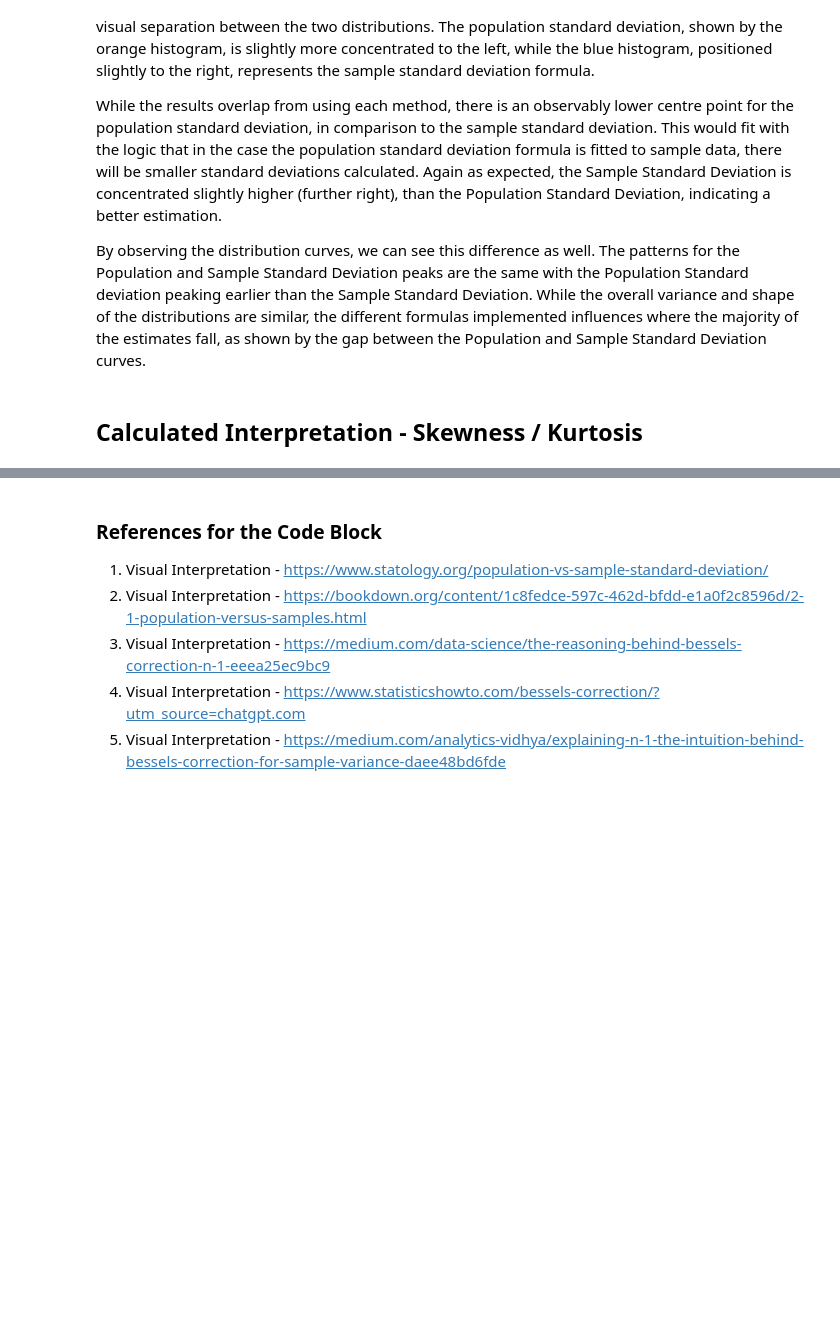
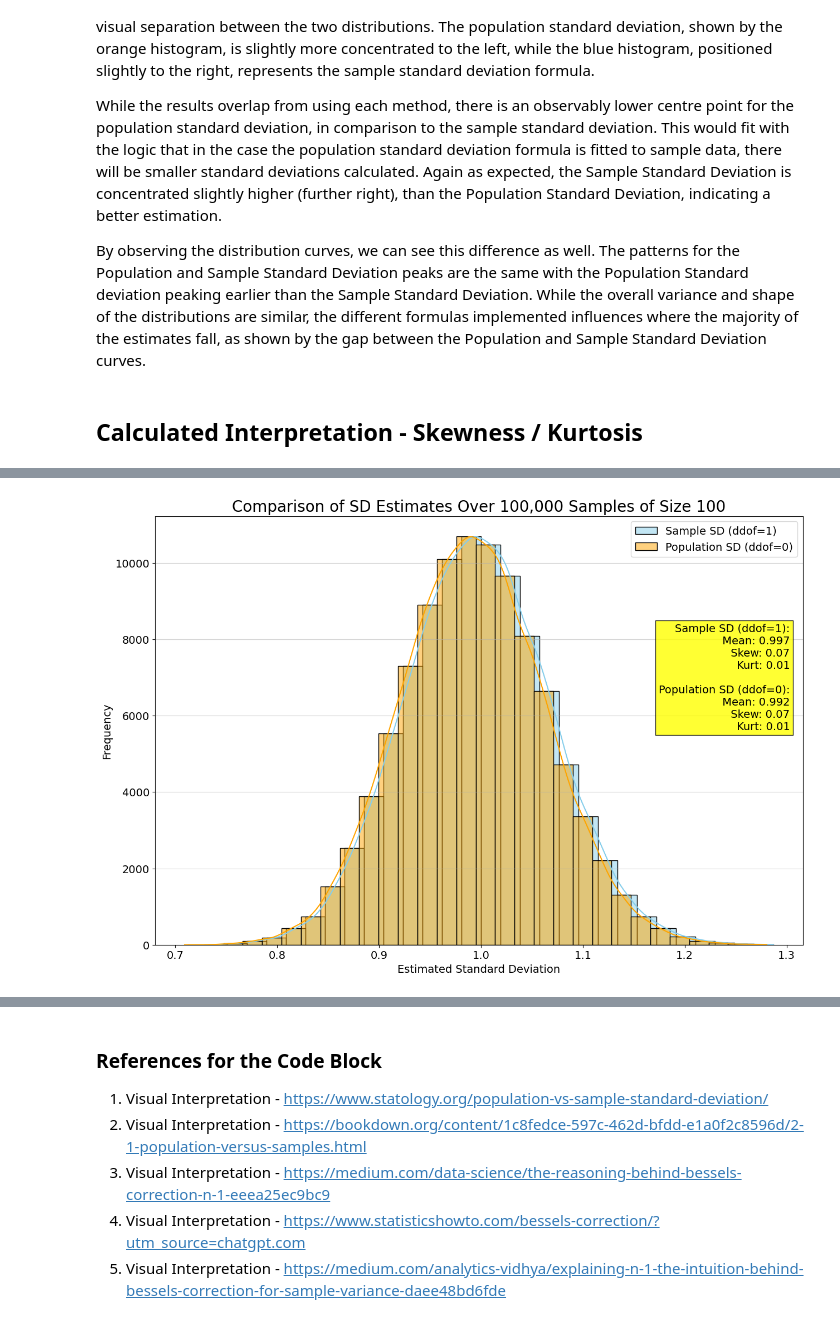
Before and after one commit to FDEgan/Applied-Statistics, a Jupyter notebook: Problem_2_Normal_Distribution.ipynb, the cells around one changed output, grey strips where cells are left out. Cells and saved outputs as stored; diff of their text form; code cells hidden in the pictures; blank space fills up the shorter version.

Commit message:
Added in expected impact of a bigger sample size

```diff
--- a/Problem_2_Normal_Distribution.ipynb
+++ b/Problem_2_Normal_Distribution.ipynb
@@ -272,0 +278,89 @@ By observing the distribution curves, we can see this difference as well. The pa
+# %%
+num_samples_100 = 100000 # Setting number of generated samples to be 100000
+sample_size_100 = 100 # Setting size of each sample to be 100 observations
+
+samples_100 = rng.standard_normal(size=(num_samples_100, sample_size_100)) # Generating samples from standard normal distribution
+# %%
+# Generating sample standard deviation (unbiased)
+# Axis 1 indicates we are calculating the standard deviation across the rows (i.e., for each sample)
+# ddof=1 sets degrees of freedom to 1, which is used for sample standard deviation
+sd_sample_100 = samples_100.std(axis=1, ddof=1)
+
+# Generating sample standard deviation (unbiased)
+# Axis 1 indicates we are calculating the standard deviation across the rows (i.e., for each sample)
+# ddof=1 sets degrees of freedom to 0, which is used for population standard deviation
+sd_population_100 = samples_100.std(axis=1, ddof=0)
+# %%
+df = pd.DataFrame({
+    "sd_sample_100": sd_sample_100,
+    "sd_population_100": sd_population_100
+}) # Creating the DataFrame to hold Sample and Population Standard Deviation data.
+
+plt.figure(figsize=(15, 10)) # Setting the figure size for the plot. 15 inches wide by 10 inches tall.
+
+# Plot both histograms with transparency
+sns.histplot(
+    df["sd_sample_100"], # Passing sample standard deviation data to be plotted
+    kde=True, # Enabling kernel density estimate overlay i.e showing the distribution curve
+    color="skyblue", # Setting histogram color to skyblue
+    bins=30, # Setting number of bins to 30
+    alpha=0.5, # Setting transparency to 50%
+    label="Sample SD (ddof=1)", # Setting the label for the sample standard deviation histogram
+    edgecolor="black" # Setting edge color of histogram bars to black
+)
+
+sns.histplot(
+    df["sd_population_100"], # Passing population standard deviation data to be plotted
+    kde=True, # Enabling kernel density estimate overlay i.e showing the distribution curve
+    color="orange", # Setting histogram color to orange
+    bins=30, # Setting number of bins to 30
+    alpha=0.5,  # Setting transparency to 50%
+    label="Population SD (ddof=0)", # Setting the label for the population standard deviation histogram
+    edgecolor="black" # Setting edge color of histogram bars to black
+)
+
+# Titles and labels
+plt.title("Comparison of SD Estimates Over 100,000 Samples of Size 100", size=20) # Setting the plot title and its size
+plt.xlabel("Estimated Standard Deviation", size=14) # Setting x-axis label and its size
+plt.ylabel("Frequency", size=14) # Setting y-axis label and its size
+plt.xticks(size=14) # Setting x-axis tick label size
+plt.yticks(size=14) # Setting y-axis tick label size
+
+# Adding grid lines for y-axis only
+# Setting line style to solid
+# Setting transparency to 60%
+plt.grid(axis="y", linestyle="-", alpha=0.6)
+
+# Summary statistics
+mean_sample = df["sd_sample_100"].mean() # Calculating mean of sample standard deviations from the DataFrame
+mean_pop = df["sd_population_100"].mean() # Calculating mean of population standard deviations from the DataFrame
+skew_sample = df["sd_sample_100"].skew() # Calculating skewness of sample standard deviations from the DataFrame
+skew_pop = df["sd_population_100"].skew() # Calculating skewness of population standard deviations from the DataFrame
+kurt_sample = df["sd_sample_100"].kurt()   # Calculating kurtosis of sample standard deviations from the DataFrame
+kurt_pop = df["sd_population_100"].kurt()  # Calculating kurtosis of population standard deviations from the DataFrame
+
+# Legend
+legend = plt.legend(fontsize=14, loc="upper right")  # Setting legend font size and location to be upper right
+
+# Stats box — positioned on the right, beneath the legend
+plt.text(
+    0.98,       # Setting x-position near the right edge
+    0.75,       # Setting y-position to be 75% up from the bottom
+    f"Sample SD (ddof=1):\n" # Using f-string to format the text box
+    f"  Mean: {mean_sample:.3f}\n" # Formatting mean to 3 decimal places
+    f"  Skew: {skew_sample:.2f}\n" # Formatting skewness to 2 decimal places
+    f"  Kurt: {kurt_sample:.2f}\n\n" # Formatting kurtosis to 2 decimal places
+    f"Population SD (ddof=0):\n" # Continuing f-string for population SD
+    f"  Mean: {mean_pop:.3f}\n" # Formatting mean to 3 decimal places
+    f"  Skew: {skew_pop:.2f}\n" # Formatting skewness to 2 decimal places
+    f"  Kurt: {kurt_pop:.2f}", # Formatting kurtosis to 2 decimal places
+    transform=plt.gca().transAxes, # Using .gca() to get current axes and make sure text is positioned relative to axes
+    fontsize=14,  # Setting font size for the text box
+    bbox=dict(facecolor="yellow", alpha=0.8), # Adding a yellow background box with 80% opacity
+    verticalalignment="top", # Aligning text to the top of the specified y-position
+    horizontalalignment="right" # Aligning text to the right of the specified x-position
+)
+
+plt.show()
+# %% [output]
+[figure, added]
```
Also changed, not shown: parts of 2 cells of this notebook.
